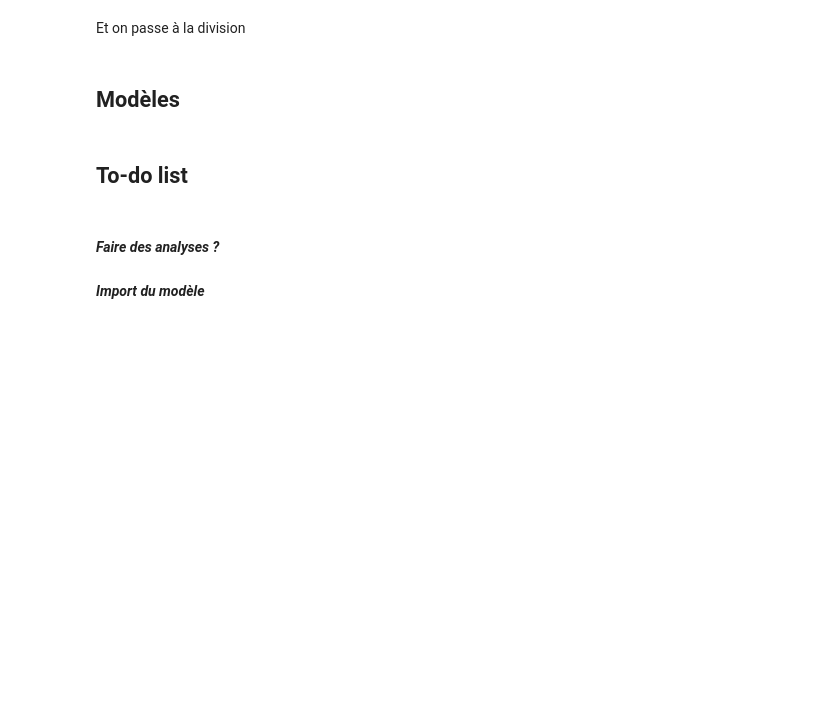
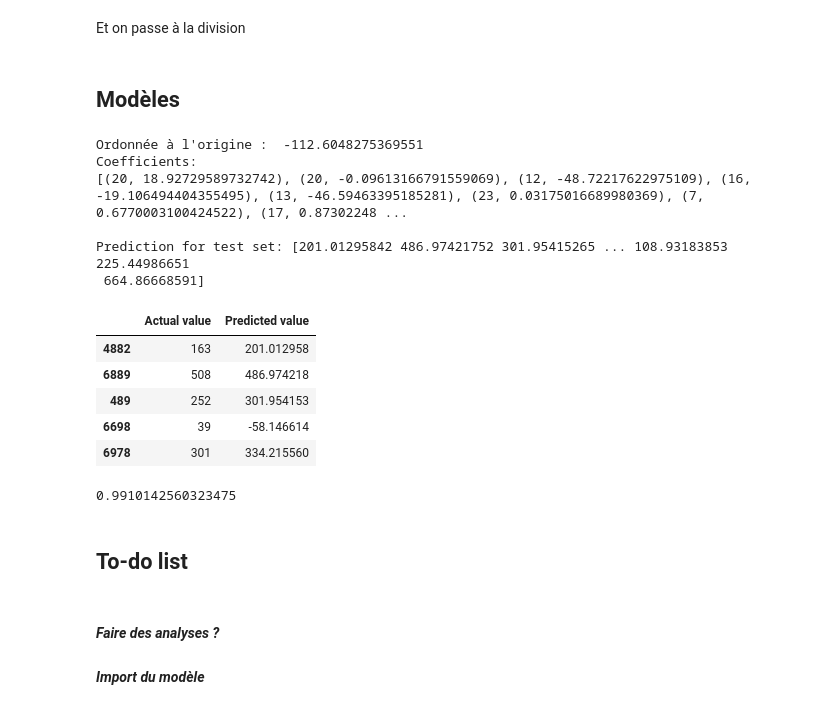
Before and after one commit to jagereren/Car-price-prediction-Machine-learning, a Jupyter notebook: projet_ias.ipynb, the cells around one changed output. Drawn from its saved outputs; the diff is of its cells as text; code cells hidden in the pictures; blank space fills up the shorter version.

```diff
--- a/projet_ias.ipynb
+++ b/projet_ias.ipynb
@@ -324,7 +330,46 @@ X_train, X_test, y_train, y_test = train_test_split(X,y,test_size=.2, random_sta
 ## Modèles
 # %%
 from sklearn.linear_model import LinearRegression
-from sklearn.metrics import mean_squared_error, r2_score
+from sklearn import metrics
+
+mlr = LinearRegression()
+mlr.fit(X_train, y_train)
+
+print("Ordonnée à l'origine : ", mlr.intercept_)
+print("Coefficients:")
+coeffs = list(zip(x, mlr.coef_))
+print(coeffs,'\n')
+
+
+
+y_pred_mlr= mlr.predict(X_test)
+#Predicted values
+print("Prediction for test set: {}".format(y_pred_mlr))
+
+# compare
+mlr_diff = pd.DataFrame({'Actual value': y_test, 'Predicted value': y_pred_mlr})
+mlr_diff.head()
+# %% [output]
+Ordonnée à l'origine :  -112.6048275369551
+Coefficients:
+[(20, 18.92729589732742), (20, -0.09613166791559069), (12, -48.72217622975109), (16, -19.106494404355495), (13, -46.59463395185281), (23, 0.03175016689980369), (7, 0.6770003100424522), (17, 0.87302248 ...
+
+Prediction for test set: [201.01295842 486.97421752 301.95415265 ... 108.93183853 225.44986651
+ 664.86668591]
+|  | Actual value | Predicted value |
+| 4882 | 163 | 201.012958 |
+| 6889 | 508 | 486.974218 |
+| 489 | 252 | 301.954153 |
+| 6698 | 39 | -58.146614 |
+| 6978 | 301 | 334.215560 |
+# %%
+from sklearn.ensemble import RandomForestRegressor
+
+regressor = RandomForestRegressor(n_jobs=-1)
+regressor.fit(cars.drop('selling_price', axis =1), cars.selling_price)
+print(regressor.score(cars.drop('selling_price', axis =1), cars.selling_price))
+# %% [output]
+0.9910142560323475
 # %% [markdown]
 ## To-do list
 # %% [markdown]
```
Also changed, not shown: parts of 13 cells of this notebook.
